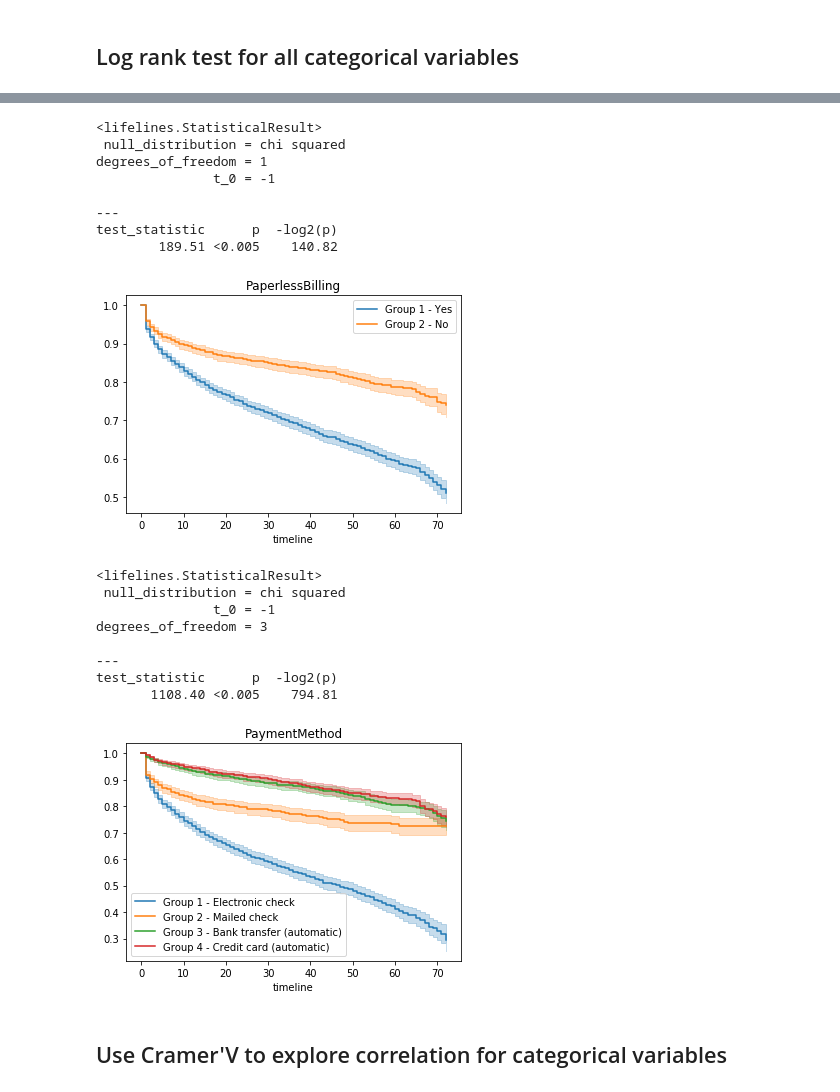
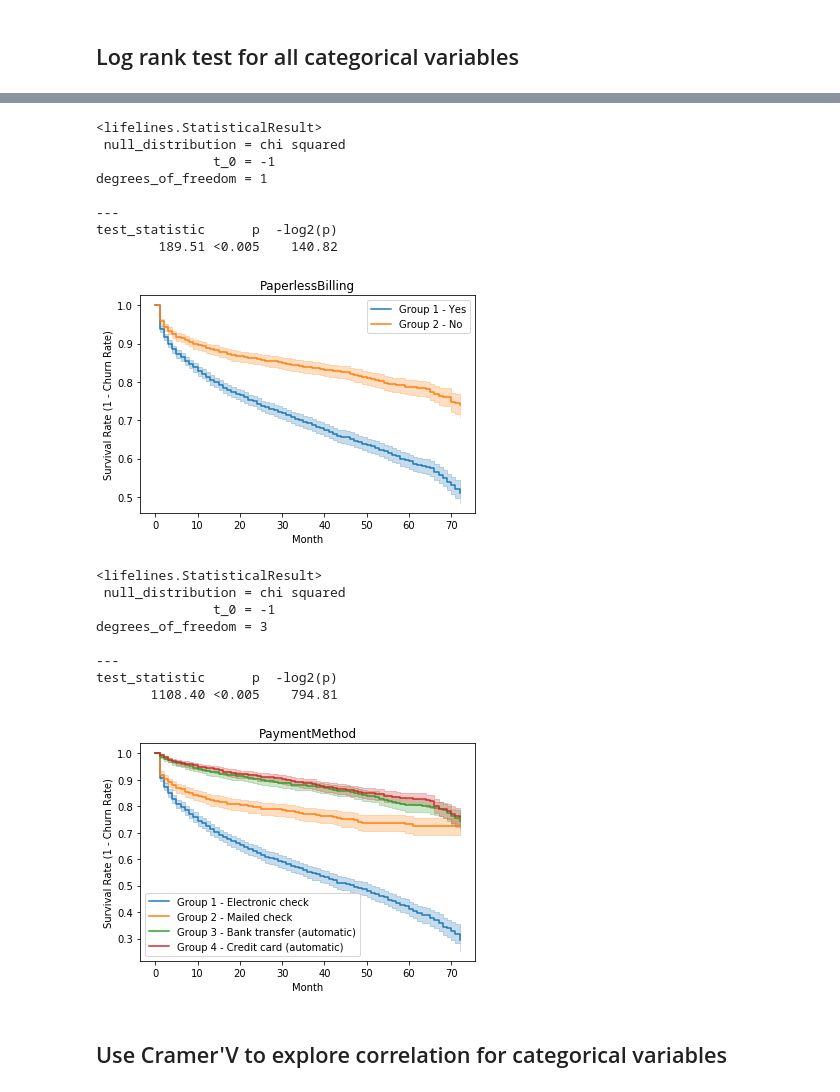
Before and after one commit to Steve-Yinjing-Song/survival_analysis, a Jupyter notebook: Capstone Project 1.ipynb, the cells around one changed output, grey strips where cells are left out. Drawn from its saved outputs; the diff is of its cells as text; code cells hidden in the pictures.

```diff
--- a/Capstone Project 1.ipynb
+++ b/Capstone Project 1.ipynb
@@ -983,6 +1011,8 @@ ax = plt.subplot(111)
 ax = kmf.fit(T, E, label="Group 1 - Yes").plot(ax=ax)
 ax = kmf.fit(T1, E1, label="Group 2 - No").plot(ax=ax)
 ax.set_title('PaperlessBilling')
+ax.set_xlabel('Month')
+ax.set_ylabel('Survival Rate (1 - Churn Rate)')
 
 
 results=logrank_test(T,T1,event_observed_A=E, event_observed_B=E1)
@@ -990,13 +1020,13 @@ results.print_summary()
 # %% [output]
 <lifelines.StatisticalResult>
  null_distribution = chi squared
+               t_0 = -1
 degrees_of_freedom = 1
-               t_0 = -1
 
 ---
 test_statistic      p  -log2(p)
         189.51 <0.005    140.82
-[figure, old version]
+[figure, new version]
 # %%
 #PaymentMethod
 
@@ -1011,34 +1041,36 @@ E = np.where(group1['Churn'] == 'Yes',1,0)
 T1 = group2['tenure']
 E1 = np.where(group2['Churn'] == 'Yes',1,0)
 T2 = group3['tenure']
 E2 = np.where(group3['Churn'] == 'Yes',1,0)
 T3 = group4['tenure']
 E3 = np.where(group4['Churn'] == 'Yes',1,0)
 
 kmf = KaplanMeierFitter()
 
 ax = plt.subplot(111)
 ax = kmf.fit(T, E, label="Group 1 - Electronic check").plot(ax=ax)
 ax = kmf.fit(T1, E1, label="Group 2 - Mailed check").plot(ax=ax)
 ax = kmf.fit(T2, E2, label="Group 3 - Bank transfer (automatic)").plot(ax=ax)
 ax = kmf.fit(T3, E3, label="Group 4 - Credit card (automatic)").plot(ax=ax)
 ax.set_title('PaymentMethod')
+ax.set_xlabel('Month')
+ax.set_ylabel('Survival Rate (1 - Churn Rate)')
 
 
 result = multivariate_logrank_test(df['tenure'], df['PaymentMethod'], df['Churn'])
 result.test_statistic
 result.p_value
 result.print_summary()
 # %% [output]
 <lifelines.StatisticalResult>
  null_distribution = chi squared
                t_0 = -1
 degrees_of_freedom = 3
 
 ---
 test_statistic      p  -log2(p)
        1108.40 <0.005    794.81
-[figure, old version]
+[figure, new version]
 # %% [markdown]
 ## Use Cramer'V to explore correlation for categorical variables
 # %%
```
Also changed, not shown: parts of 33 cells of this notebook.
